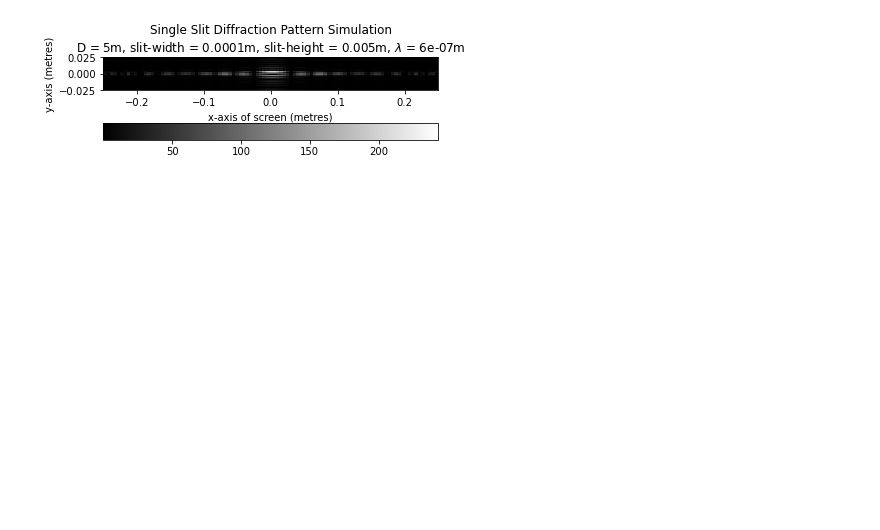
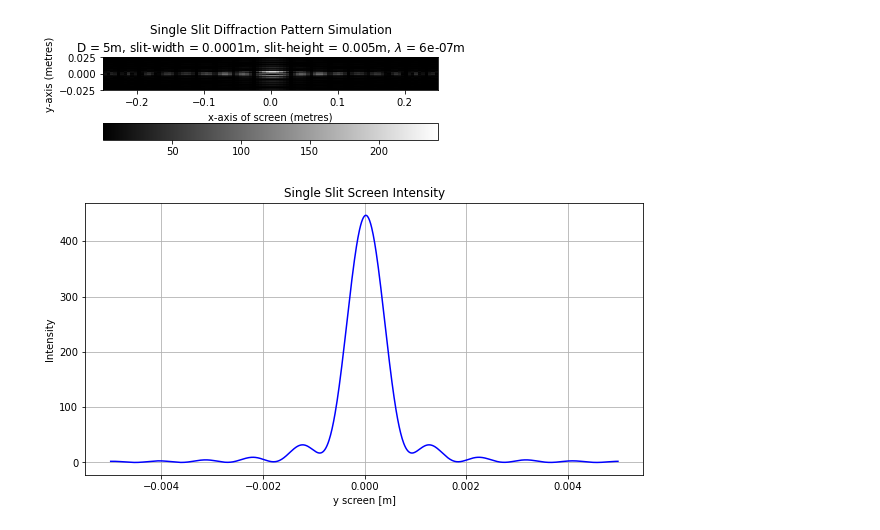
Before and after one commit to JamesPengsenZhang/physics129_project, a Jupyter notebook: 129 project.ipynb, the cells around one changed output. Cells and saved outputs as stored; diff of their text form; code cells hidden in the pictures; blank space fills up the shorter version.

```diff
--- a/129 project.ipynb
+++ b/129 project.ipynb
@@ -72,3 +72,50 @@ plt.colorbar(graph, orientation='horizontal')
 plt.show()
 # %% [output]
 [figure]
+# %%
+import matplotlib.pyplot as plt
+import numpy as np
+
+# Constants
+lam = 1e-6  # wavelength
+f = 5
+k = 2 * np.pi / lam
+d = 1e-3  # width of slit
+L = 1  # distance to screen
+E0 = 1  # electric field strength
+
+# Calculation settings
+N = 20  # number of points
+dy = d / N
+ds = d / 100
+
+# Initialize points and electric field components
+pts = np.arange(-d/2, d/2 + dy, dy)
+Er = np.zeros((len(pts), 2))  # Electric field vectors in complex form (Re, Im)
+
+# Screen positions
+s_values = np.arange(-5*d, 5*d, ds)
+intensities = []
+
+# Calculation
+for s in s_values:
+    Etot = 0
+    s0 = np.sqrt(L**2 + s**2)  # s0 calculation
+    for pt in pts:
+        r = np.sqrt(L**2 + (s - pt)**2)
+        phi = k * (r - s0)
+        Er = E0 * np.exp(1j * phi)
+        Etot += Er
+    I = np.abs(Etot)**2
+    intensities.append(I)
+
+# Plotting
+plt.figure(figsize=(10, 5))
+plt.plot(s_values, intensities, color='blue')
+plt.title("Single Slit Screen Intensity")
+plt.xlabel("y screen [m]")
+plt.ylabel("Intensity")
+plt.grid(True)
+plt.show()
+# %% [output]
+[figure, added]
```
Also changed, not shown: parts of 3 cells of this notebook.
